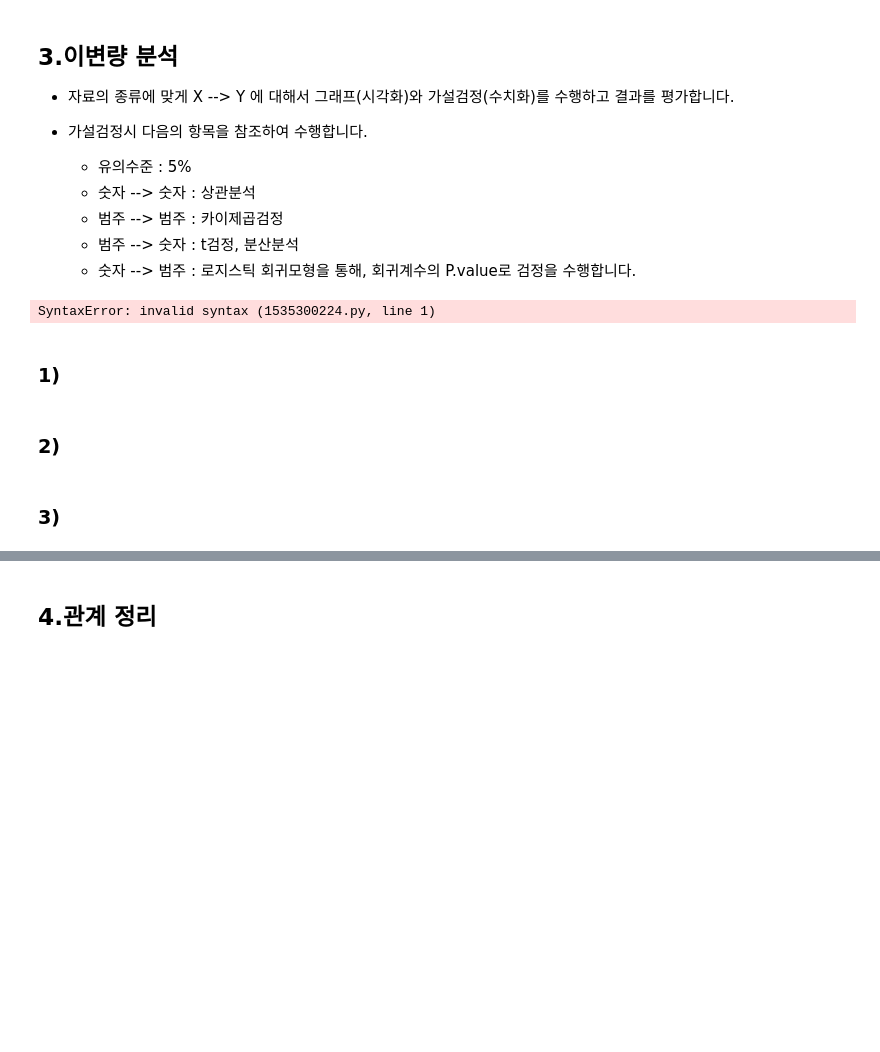
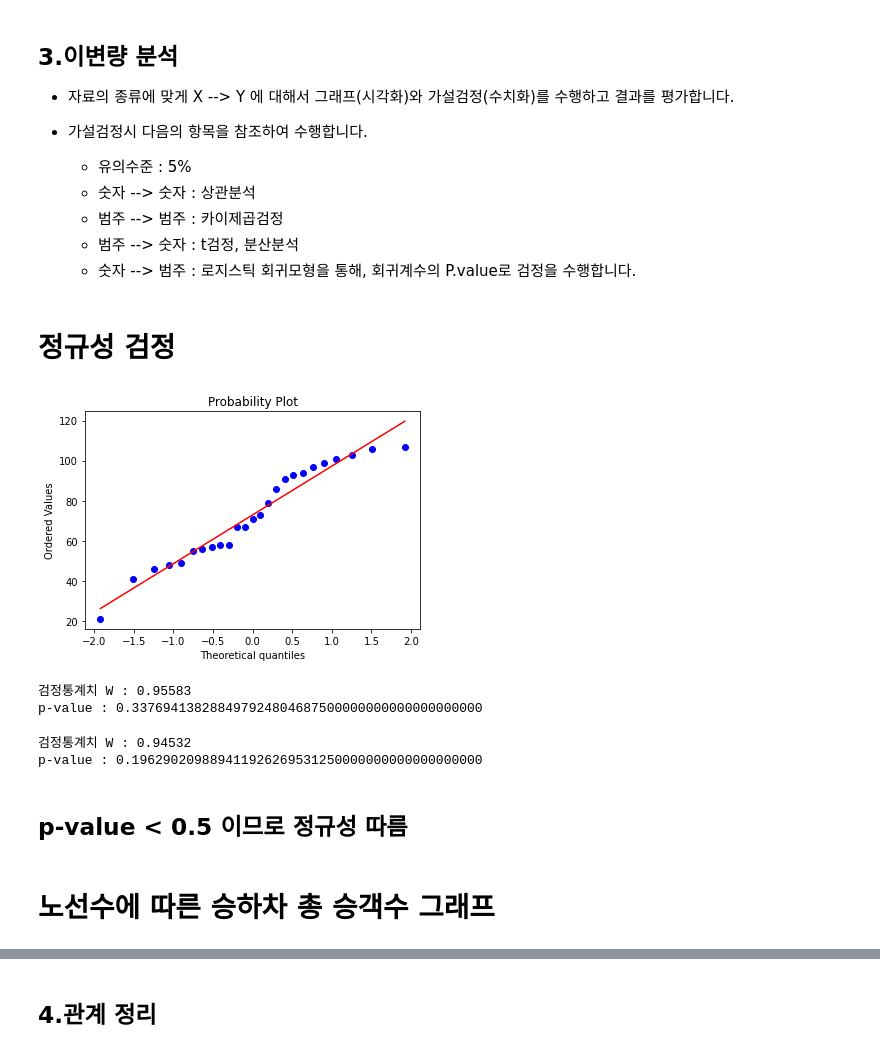
Before and after one commit to SongJeongHyo/EDA_project, a Jupyter notebook: 서울시 생활정보 기반 대중교통 수요 분석/1_5_데이터_불러오기_및_분석(EDA)_1차_데이터_분석.ipynb, the cells around one changed output, grey strips where cells are left out. Drawn from its saved outputs; the diff is of its cells as text; code cells hidden in the pictures; blank space fills up the shorter version.

```diff
--- a/서울시 생활정보 기반 대중교통 수요 분석/1_5_데이터_불러오기_및_분석(EDA)_1차_데이터_분석.ipynb
+++ b/서울시 생활정보 기반 대중교통 수요 분석/1_5_데이터_불러오기_및_분석(EDA)_1차_데이터_분석.ipynb
@@ -61,4 +61,4 @@ df_seoul_people = pd.read_csv('df_seoul_people.csv', sep=",", encoding = 'UTF-8'
 df = pd.merge(standard,df_seoul_people,how='inner', on='자치구')
 df = pd.merge(df,df_seoul_business,how='inner', on='자치구')
 df = pd.merge(df,df_seoul_bus_station,how='inner', on='자치구')
-df = pd.merge(df,df_seoul_moving,how='inner', on='도착 시군구 코드')
+#df = pd.merge(df,df_seoul_moving,how='inner', on='도착 시군구 코드')
@@ -127,12 +118,3 @@ df.head()
 + 위 정보로부터 파악한 내용(비즈니스!) 정리
 
 + 추가 분석해볼 사항 도출
-# %%
-# 시각화 한글폰트 설정
-import seaborn as sns
-import matplotlib.pyplot as plt
-
-plt.rc('font', family='nanum')
-sns.set(font="NanumGothicCoding",#"NanumGothicCoding",
-        rc={"axes.unicode_minus":False}, # 마이너스 부호 깨짐 현상 해결
-        style='darkgrid')
@@ -153,13 +144,29 @@ sns.set(font="NanumGothicCoding",#"NanumGothicCoding",
     * 범주 --> 범주 : 카이제곱검정
     * 범주 --> 숫자 : t검정, 분산분석
     * 숫자 --> 범주 : 로지스틱 회귀모형을 통해, 회귀계수의 P.value로 검정을 수행합니다.
-# %%
-target =
-# %% [output]
-SyntaxError: invalid syntax (1535300224.py, line 1)
-# %% [markdown]
-### 1)
-# %% [markdown]
-### 2)
-# %% [markdown]
-### 3)
+# %% [markdown]
+# 정규성 검정
+# %%
+plt.figure()
+probplot(df['노선수'], plot=plt)
+plt.show()
+# %% [output]
+[figure, added]
+# %%
+test_stat, p_val = stats.shapiro(df['승하차총승객수'])
+print("검정통계치 W : %.5f"%test_stat)
+print("p-value : %.45f"%p_val)
+# %% [output]
+검정통계치 W : 0.95583
+p-value : 0.337694138288497924804687500000000000000000000
+# %%
+test_stat, p_val = stats.shapiro(df['노선수'])
+print("검정통계치 W : %.5f"%test_stat)
+print("p-value : %.45f"%p_val)
+# %% [output]
+검정통계치 W : 0.94532
+p-value : 0.196290209889411926269531250000000000000000000
+# %% [markdown]
+## p-value < 0.5 이므로 정규성 따름
+# %% [markdown]
+# 노선수에 따른 승하차 총 승객수 그래프
```
Also changed, not shown: parts of 51 cells of this notebook, 4 other files.
